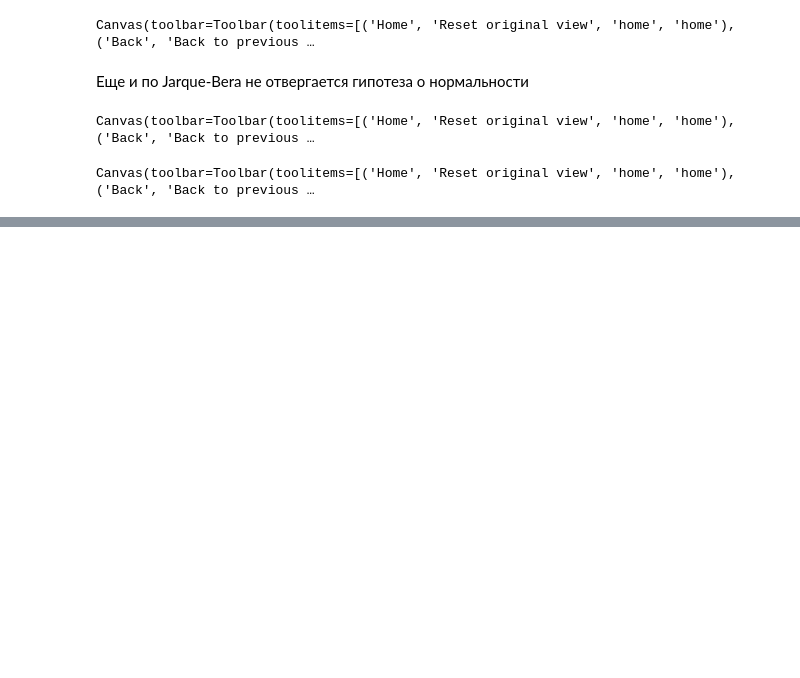
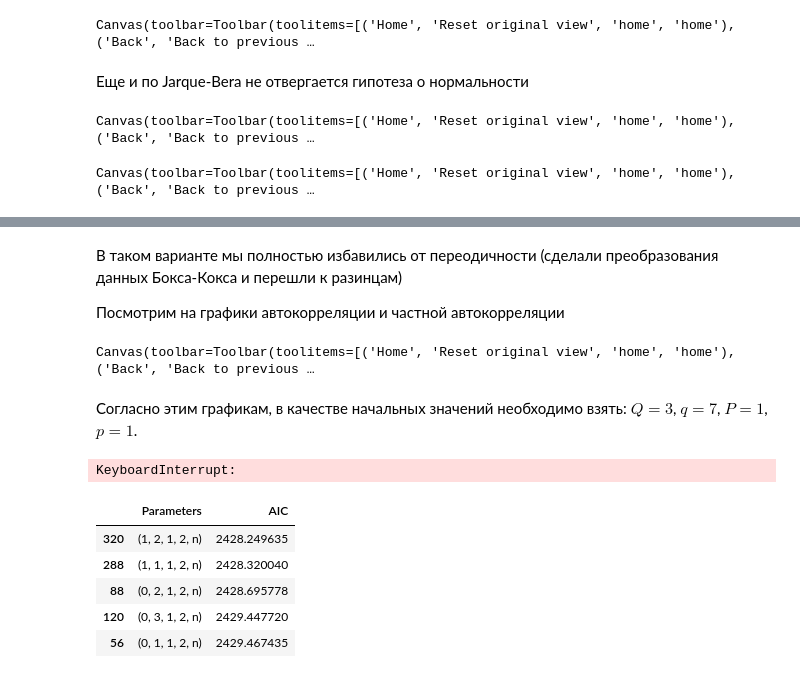
Before and after one commit to ksetdekov/HSE_DS, a Jupyter notebook: 03 Math/Stat hw5/hw5.ipynb, the cells around one changed output, grey strips where cells are left out. Drawn from its saved outputs; the diff is of its cells as text; code cells hidden in the pictures; blank space fills up the shorter version.

```diff
--- a/03 Math/Stat hw5/hw5.ipynb
+++ b/03 Math/Stat hw5/hw5.ipynb
@@ -301,0 +363,58 @@ Canvas(toolbar=Toolbar(toolitems=[('Home', 'Reset original view', 'home', 'home'
+# %% [markdown]
+В таком варианте мы полностью избавились от переодичности (сделали преобразования данных Бокса-Кокса и перешли к разинцам)
+
+Посмотрим на графики автокорреляции и частной автокорреляции
+# %%
+fig, (ax1, ax2) = plt.subplots(nrows=2,figsize=(15,8))
+
+sm.graphics.tsa.plot_acf(girls.births_boxcox_diff[1:].values.squeeze(), lags=31, ax=ax1)
+sm.graphics.tsa.plot_pacf(girls.births_boxcox_diff[1:].values.squeeze(), lags=31, ax=ax2)
+
+plt.show()
+# %% [output]
+Canvas(toolbar=Toolbar(toolitems=[('Home', 'Reset original view', 'home', 'home'), ('Back', 'Back to previous …
+# %% [markdown]
+Согласно этим графикам, в качестве начальных значений необходимо взять: $Q=3$, $q=7$, $P=1$, $p=1$.
+# %%
+# создадим список из значений параметров для перебора моделей
+d = 1
+D = 1
+ps = range(0, 2)
+qs = range(0, 8)
+Ps = range(0, 2)
+Qs = range(0, 4)
+trend = ['n', 'c', 't', 'ct']
+
+parameters = product(ps ,qs, Ps, Qs, trend)
+parameters_list = list(parameters)
+# %%
+results2 = [] # здесь будем хранить результаты
+warnings.filterwarnings('ignore') # не для всех параметров модели будут обучаться; отключим предупреждения
+
+for param in tqdm(parameters_list):
+    #try-except нужен, чтобы обработать случаи, когда модель не обучается
+    try:
+        model=sm.tsa.statespace.SARIMAX(girls.births_boxcox, order=(param[0], d, param[1]),
+                                        seasonal_order=(param[2], D, param[3], 7), trend=param[4]).fit(disp=-1)
+
+    #выводим параметры, на которых модель не обучается и переходим к следующему набору
+    except ValueError:
+        print('Wrong parameters:', param)
+        continue
+
+    results2.append([param, model.aic])
+# преобразуем результаты в DataFrame и добавим названия столбцов
+
+result_table2 = pd.DataFrame(results2)
+result_table2.columns = ['Parameters', 'AIC']
+# %% [output]
+KeyboardInterrupt:
+# %%
+result_table2.sort_values(by = 'AIC', ascending=True).head()
+# %% [output]
+|  | Parameters | AIC |
+| 320 | (1, 2, 1, 2, n) | 2428.249635 |
+| 288 | (1, 1, 1, 2, n) | 2428.320040 |
+| 88 | (0, 2, 1, 2, n) | 2428.695778 |
+| 120 | (0, 3, 1, 2, n) | 2429.447720 |
+| 56 | (0, 1, 1, 2, n) | 2429.467435 |
```
Also changed, not shown: parts of 24 cells of this notebook.
